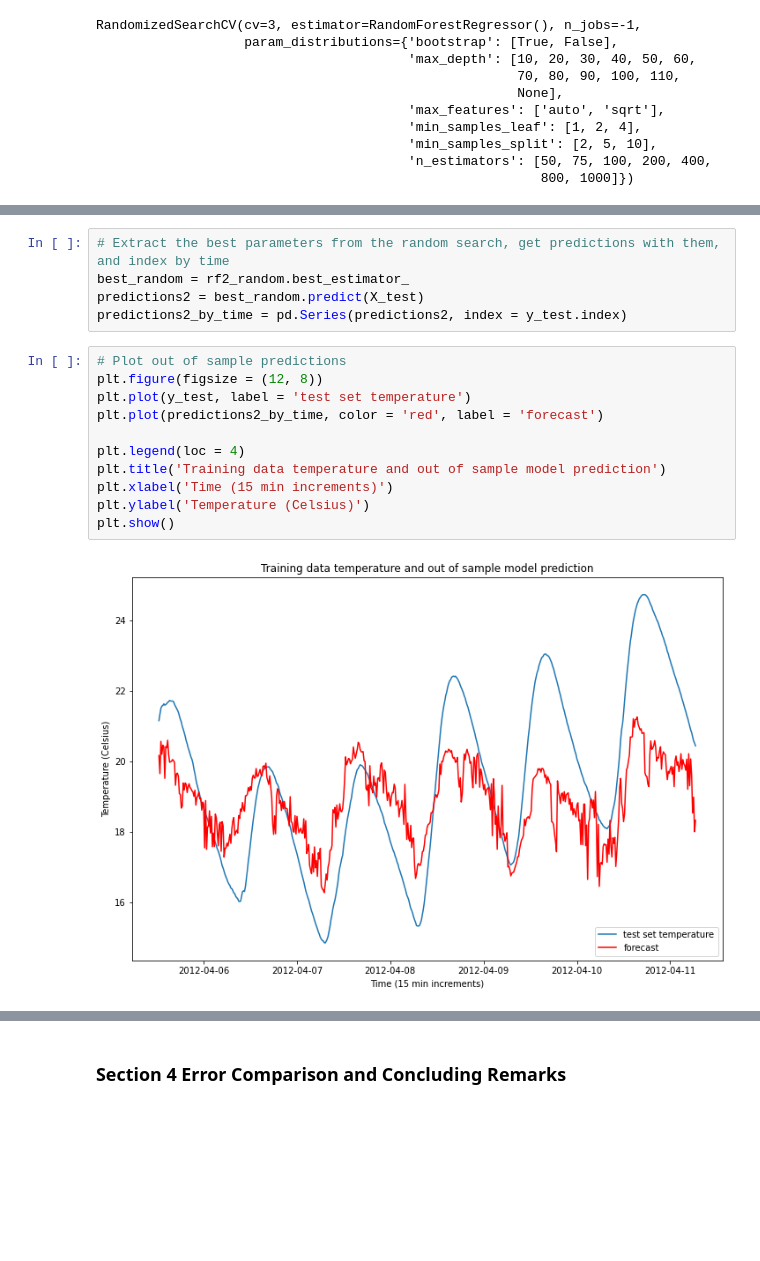
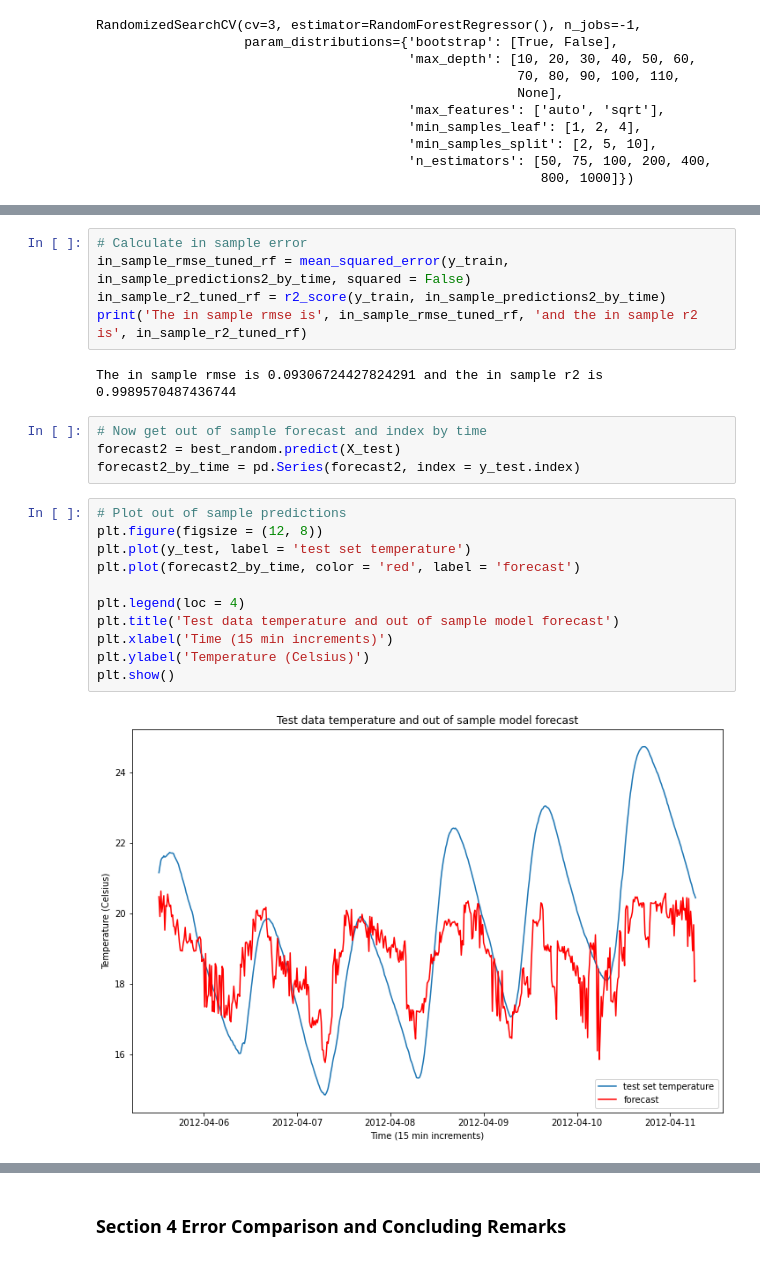
Before and after one commit to Caveexplorer/Home-Temperature-Time-Series-Forecasting, a Jupyter notebook: Notebooks/Modeling.ipynb, the cells around one changed output, grey strips where cells are left out. Drawn from its saved outputs; the diff is of its cells as text; blank space fills up the shorter version.

```diff
--- a/Notebooks/Modeling.ipynb
+++ b/Notebooks/Modeling.ipynb
@@ -290,20 +498,26 @@ rf2_random.best_params_
+# %%
+# Calculate in sample error
+in_sample_rmse_tuned_rf = mean_squared_error(y_train, in_sample_predictions2_by_time, squared = False)
+in_sample_r2_tuned_rf = r2_score(y_train, in_sample_predictions2_by_time)
+print('The in sample rmse is', in_sample_rmse_tuned_rf, 'and the in sample r2 is', in_sample_r2_tuned_rf)
+# %% [output]
+The in sample rmse is 0.09306724427824291 and the in sample r2 is 0.9989570487436744
 # %%
-# Extract the best parameters from the random search, get predictions with them, and index by time
-best_random = rf2_random.best_estimator_
-predictions2 = best_random.predict(X_test)
-predictions2_by_time = pd.Series(predictions2, index = y_test.index)
+# Now get out of sample forecast and index by time
+forecast2 = best_random.predict(X_test)
+forecast2_by_time = pd.Series(forecast2, index = y_test.index)
 # %%
 # Plot out of sample predictions
 plt.figure(figsize = (12, 8))
 plt.plot(y_test, label = 'test set temperature')
-plt.plot(predictions2_by_time, color = 'red', label = 'forecast')
+plt.plot(forecast2_by_time, color = 'red', label = 'forecast')
 
 plt.legend(loc = 4)
-plt.title('Training data temperature and out of sample model prediction')
+plt.title('Test data temperature and out of sample model forecast')
 plt.xlabel('Time (15 min increments)')
 plt.ylabel('Temperature (Celsius)')
 plt.show()
 # %% [output]
-[figure, old version]
+[figure, new version]
 # %%
 # Calculate out of sample error
```
Also changed, not shown: parts of 50 cells of this notebook.
